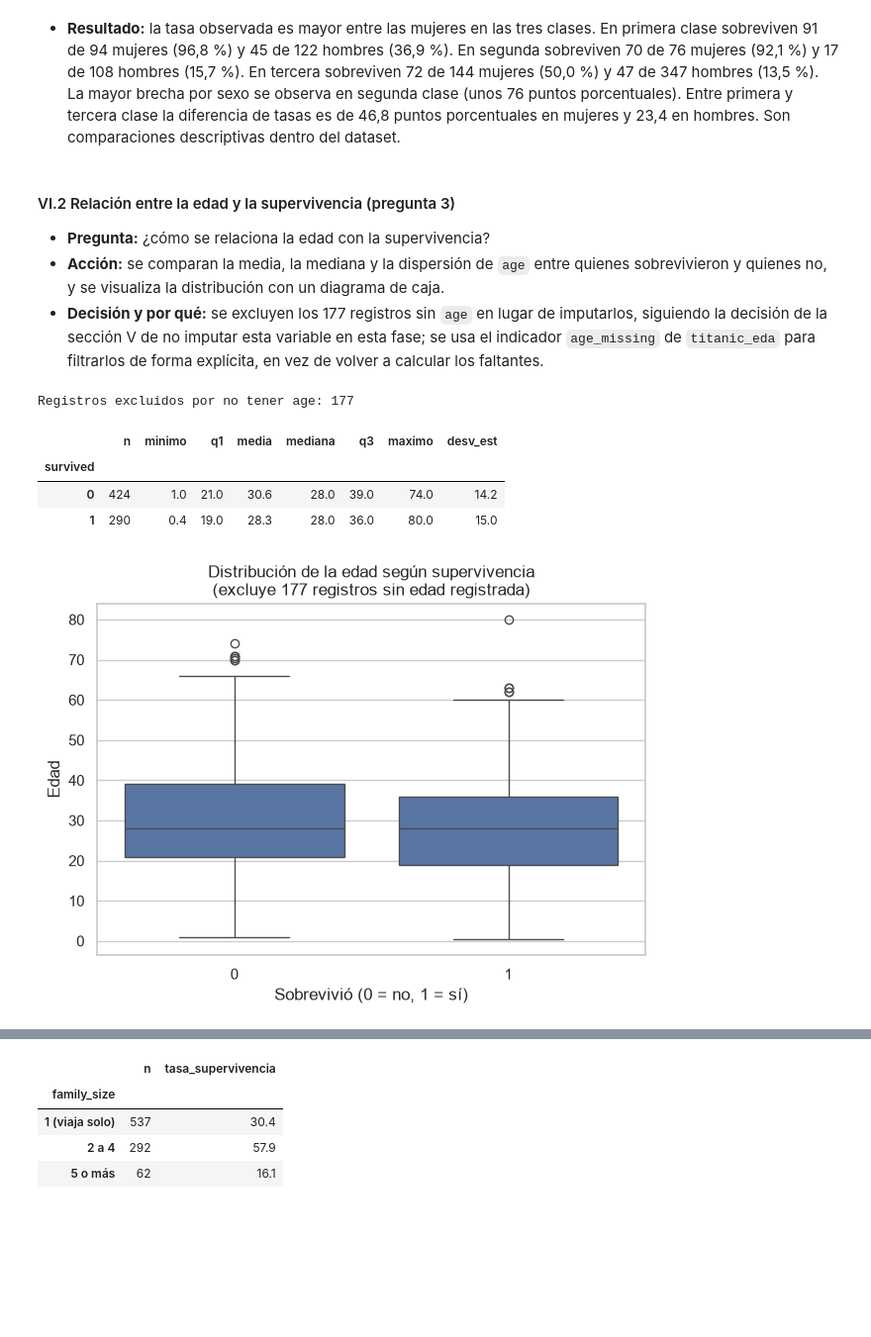
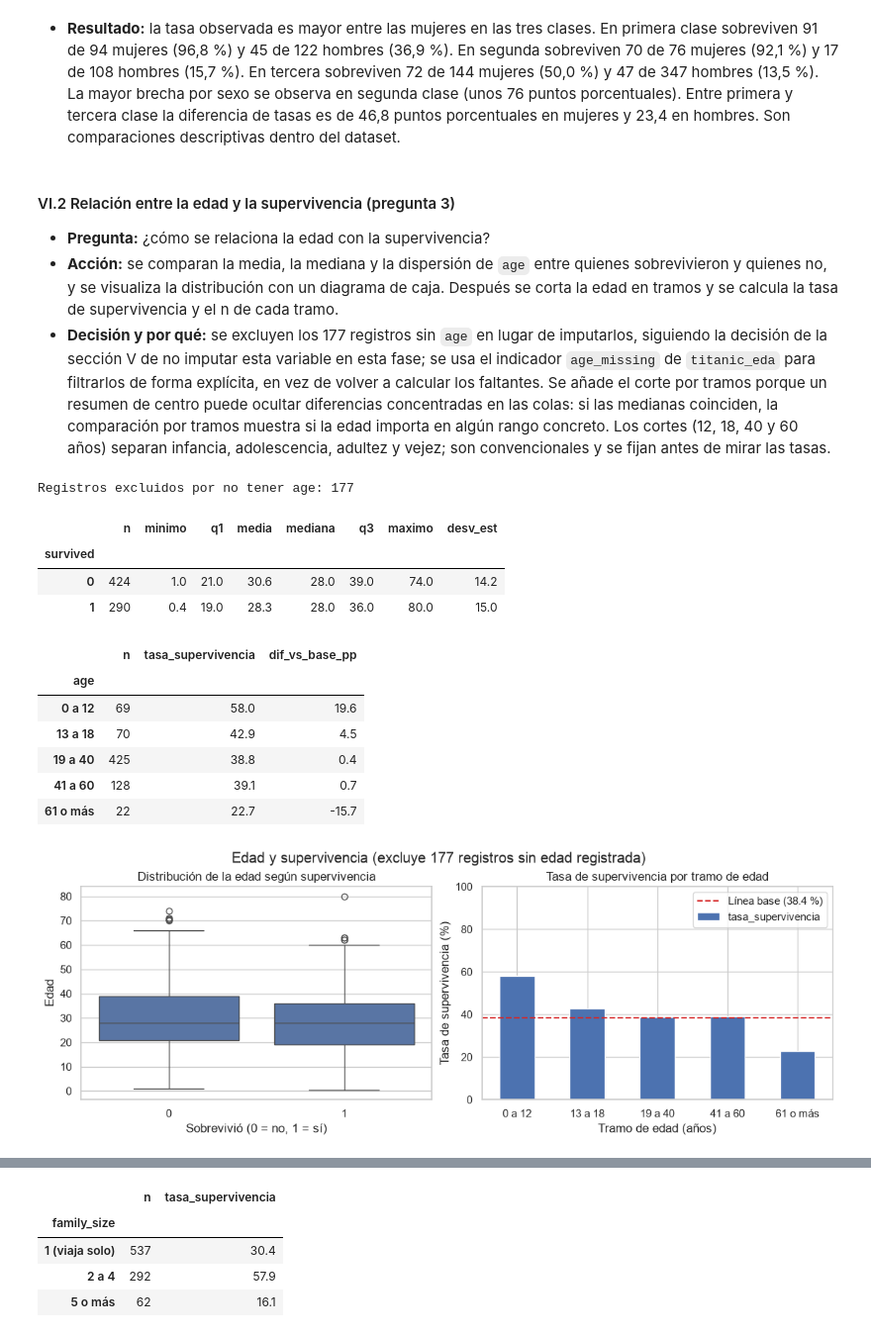
Before and after one commit to fdiaztoro/proyecto-grupo4-mcdi503, a Jupyter notebook: notebooks/mcdi503_f1_sumativo_grupo4.ipynb, the cells around one changed output, grey strips where cells are left out. Shown at 99% size. Saved outputs shown, nothing was run; the diff lists cells and outputs as text; code cells hidden in the pictures; blank space fills up the shorter version.

```diff
--- a/notebooks/mcdi503_f1_sumativo_grupo4.ipynb
+++ b/notebooks/mcdi503_f1_sumativo_grupo4.ipynb
@@ -321,6 +321,8 @@ resumen_iv = pd.DataFrame({
     "n fuera de límites": atipicos_iv.sum(),
 })
 display(resumen_iv.round(2))
+
+TASA_BASE = 100 * titanic["survived"].mean()
 
 conteo_supervivencia_iv = (
     titanic["survived"].value_counts().sort_index()
@@ -598,8 +600,8 @@ plt.show()
 # %% [markdown]
 #### VI.2 Relación entre la edad y la supervivencia (pregunta 3)
 - **Pregunta:** ¿cómo se relaciona la edad con la supervivencia?
-- **Acción:** se comparan la media, la mediana y la dispersión de `age` entre quienes sobrevivieron y quienes no, y se visualiza la distribución con un diagrama de caja.
-- **Decisión y por qué:** se excluyen los 177 registros sin `age` en lugar de imputarlos, siguiendo la decisión de la sección V de no imputar esta variable en esta fase; se usa el indicador `age_missing` de `titanic_eda` para filtrarlos de forma explícita, en vez de volver a calcular los faltantes.
+- **Acción:** se comparan la media, la mediana y la dispersión de `age` entre quienes sobrevivieron y quienes no, y se visualiza la distribución con un diagrama de caja. Después se corta la edad en tramos y se calcula la tasa de supervivencia y el n de cada tramo.
+- **Decisión y por qué:** se excluyen los 177 registros sin `age` en lugar de imputarlos, siguiendo la decisión de la sección V de no imputar esta variable en esta fase; se usa el indicador `age_missing` de `titanic_eda` para filtrarlos de forma explícita, en vez de volver a calcular los faltantes. Se añade el corte por tramos porque un resumen de centro puede ocultar diferencias concentradas en las colas: si las medianas coinciden, la comparación por tramos muestra si la edad importa en algún rango concreto. Los cortes (12, 18, 40 y 60 años) separan infancia, adolescencia, adultez y vejez; son convencionales y se fijan antes de mirar las tasas.
 # %%
 con_edad = titanic_eda.loc[~titanic_eda["age_missing"]]
 
@@ -608,22 +610,50 @@ resumen_edad_supervivencia = con_edad.groupby("survived")["age"].agg(
     mediana="median", q3=lambda s: s.quantile(0.75), maximo="max", desv_est="std",
 ).round(1)
 print(f"Registros excluidos por no tener age: {titanic_eda['age_missing'].sum()}")
-resumen_edad_supervivencia
+display(resumen_edad_supervivencia)
+
+tramos_edad = pd.cut(
+    con_edad["age"], bins=[0, 12, 18, 40, 60, 100],
+    labels=["0 a 12", "13 a 18", "19 a 40", "41 a 60", "61 o más"],
+)
+tasa_tramo_edad = (
+    con_edad.groupby(tramos_edad, observed=True)["survived"]
+    .agg(n="size", tasa_supervivencia="mean")
+)
+tasa_tramo_edad["tasa_supervivencia"] = (tasa_tramo_edad["tasa_supervivencia"] * 100).round(1)
+tasa_tramo_edad["dif_vs_base_pp"] = (tasa_tramo_edad["tasa_supervivencia"] - TASA_BASE).round(1)
+tasa_tramo_edad
 # %% [output]
 Registros excluidos por no tener age: 177
 |  | n | minimo | q1 | media | mediana | q3 | maximo | desv_est |
 | survived |  |  |  |  |  |  |  |  |
 | 0 | 424 | 1.0 | 21.0 | 30.6 | 28.0 | 39.0 | 74.0 | 14.2 |
 | 1 | 290 | 0.4 | 19.0 | 28.3 | 28.0 | 36.0 | 80.0 | 15.0 |
+|  | n | tasa_supervivencia | dif_vs_base_pp |
+| age |  |  |  |
+| 0 a 12 | 69 | 58.0 | 19.6 |
+| 13 a 18 | 70 | 42.9 | 4.5 |
+| 19 a 40 | 425 | 38.8 | 0.4 |
+| 41 a 60 | 128 | 39.1 | 0.7 |
+| 61 o más | 22 | 22.7 | -15.7 |
 # %%
-ax = sns.boxplot(data=con_edad, x="survived", y="age")
-ax.set_title("Distribución de la edad según supervivencia\n(excluye 177 registros sin edad registrada)")
-ax.set_xlabel("Sobrevivió (0 = no, 1 = sí)")
-ax.set_ylabel("Edad")
-plt.tight_layout()
+fig_vi2, ejes_vi2 = plt.subplots(1, 2, figsize=(11, 4), layout="constrained")
+
+sns.boxplot(data=con_edad, x="survived", y="age", ax=ejes_vi2[0])
+ejes_vi2[0].set(title="Distribución de la edad según supervivencia",
+                xlabel="Sobrevivió (0 = no, 1 = sí)", ylabel="Edad")
+
+tasa_tramo_edad["tasa_supervivencia"].plot.bar(ax=ejes_vi2[1], rot=0)
+ejes_vi2[1].axhline(TASA_BASE, color="tab:red", linestyle="--",
+                    label=f"Línea base ({TASA_BASE:.1f} %)")
+ejes_vi2[1].set(title="Tasa de supervivencia por tramo de edad",
+                xlabel="Tramo de edad (años)", ylabel="Tasa de supervivencia (%)", ylim=(0, 100))
+ejes_vi2[1].legend()
+
+fig_vi2.suptitle("Edad y supervivencia (excluye 177 registros sin edad registrada)")
 plt.show()
 # %% [output]
-[figure, old version]
+[figure, new version]
 # %% [markdown]
 - **Resultado:** las distribuciones de edad son similares entre quienes sobrevivieron y quienes no, considerando solo los 714 registros con edad conocida.
   - Entre quienes no sobrevivieron (n = 424 con edad registrada), la edad va de 1,0 a 74,0 años, con media 30,6 (mediana 28,0; Q1–Q3: 21,0–39,0; desviación 14,2).
```
Also changed, not shown: parts of 4 cells of this notebook, 2 other files.
